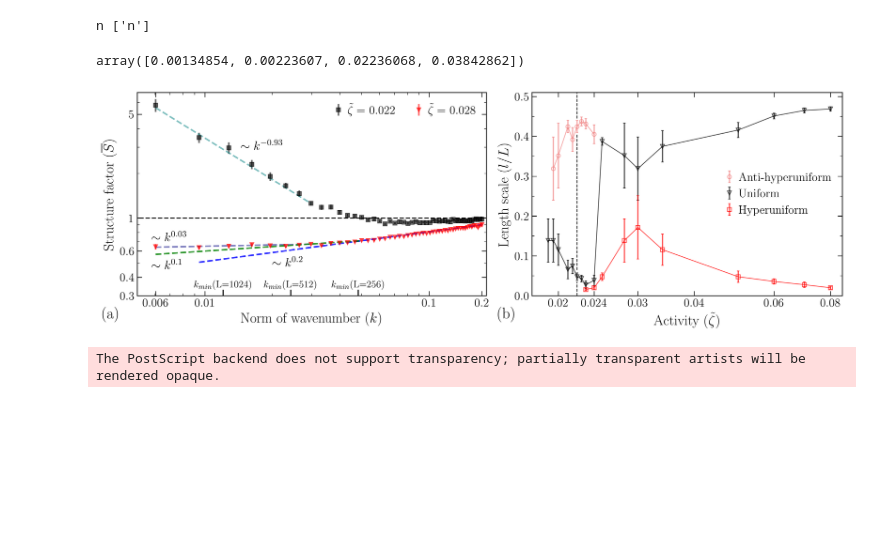
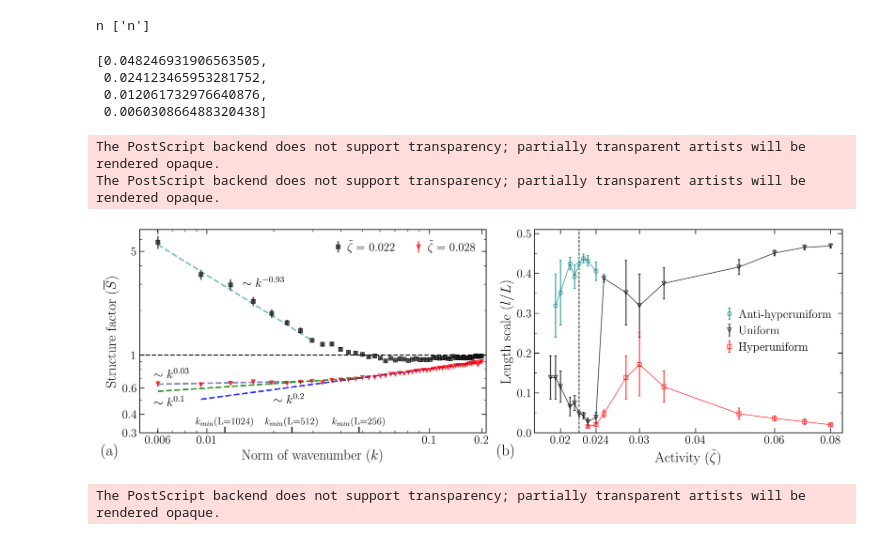
Before and after one commit to simonguld/Thesis, a Jupyter notebook: NematicAnalysis/len_scales.ipynb, the cells around one changed output. Drawn from its saved outputs; the diff is of its cells as text; code cells hidden in the pictures; blank space fills up the shorter version.

```diff
--- a/NematicAnalysis/len_scales.ipynb
+++ b/NematicAnalysis/len_scales.ipynb
@@ -294,10 +294,13 @@ for j, act in enumerate(act_list[act_min_idx:act_max_idx]):
 # %% [output]
 [figure]
 n ['n']
-# %%
-kticks * x_rescaling
-# %% [output]
-array([0.00134854, 0.00223607, 0.02236068, 0.03842862])
+# %%
+kmin_list
+# %% [output]
+[0.048246931906563505,
+ 0.024123465953281752,
+ 0.012061732976640876,
+ 0.006030866488320438]
 # %%
 plt.rcParams.update({
     "text.usetex": True})
@@ -356,10 +359,10 @@ axx.text(0.02, 0.54, r'$\sim k^{0.2}$', fontsize=16, verticalalignment='top', fo
 if x_rescaling != 1:
     axx.set_xlabel(r'Norm of wavenumber ($kr_a$)')
 
-kticks = axx.get_xticks()
+#kticks = axx.get_xticks()
 
 # Set new tick labels: multiply each by 5
-new_labels = [f"{tick * x_rescaling:.3f}" for tick in kticks]
+#new_labels = [f"{tick * x_rescaling:.3f}" for tick in kticks]
 
 # Apply the new labels without changing the tick positions
 #axx.set_xticklabels(new_labels)
@@ -375,7 +378,7 @@ logy = False
 len_dist_arr = 2*np.pi * (1/len_scales_arr[:,:,0] - 1/len_scales_arr[:,:,1])
 unc_dist_arr = 2*np.pi * ((len_scales_arr[:,:,2] / len_scales_arr[:,:,0]**2)**2 + \
               (len_scales_arr[:,:,3] / len_scales_arr[:,:,1]**2)**2)**0.5
-color_list = ['C12', 'C6', 'C7']
+color_list = ['C0', 'C6', 'C7']
 scale_names=['Anti-hyperuniform', 'Uniform', 'Hyperuniform']
 
 normalizer = 2048
@@ -420,40 +423,42 @@ ax.yaxis.set_minor_locator(ticker.MultipleLocator(100 if normalizer==1 else 0.05
 ax.set_ylim(ylims)
 ax.set_xlim(xlims)
 #ax.vlines(np.log10(0.022) if logx else 0.022, ylims[0], ylims[1], color='k', lw=1., alpha=.6, linestyle = 'dashed')
 
 #ax.hlines(len_max, xlims[0], xlims[1], color='k', lw=1.5, linestyle = 'solid', label = 'Max length scale')
 #ax.set_xscale('log')
 ax.set_ylabel(ylabel = r'Length scale ($l$)' if normalizer==1 else r'Length scale ($l/L$)')
-ax.set_xlabel(r'Activity ($\tilde \zeta$)')
+ax.set_xlabel(r'Activity ($\tilde\zeta$)')
 ax.legend(loc='center right', )#fontsize=12)
 
 ax.vlines(np.log10(0.022) if logx else 0.022, ylims[0], 0.035, color='k', lw=1., alpha=1, linestyle = 'dashed')
 ax.vlines(np.log10(0.022) if logx else 0.022, 0.065, 0.405, color='k', lw=1., alpha=1, linestyle = 'dashed')
 ax.vlines(np.log10(0.022) if logx else 0.022, 0.445, ylims[1], color='k', lw=1., alpha=1, linestyle = 'dashed')
 
 
 import string #string.ascii_lowercase[n]
 for n, AXX in enumerate([axx, ax]):
-    AXX.text(-0.10 if n==0 else -.11, -.11, rf'{{({string.ascii_lowercase[n]})}}', transform=AXX.transAxes,
+    AXX.text(-0.11 if n==0 else -.12, -.11, rf'{{({string.ascii_lowercase[n]})}}', transform=AXX.transAxes,
             size=20, weight='normal')
 #AXX.text(-0.05 if n==3 else 0, -.11 if n ==3 else 1.027, rf'{{({string.ascii_lowercase[n]})}}', transform=AXX.transAxes,
  #           size=20, weight='normal')
 #fig.dpi = 100 #720
-
+#-0.10 if n==0 else -.11, -.11
 fig.tight_layout()
 save_path = "C:\\Users\\Simon Andersen\\Documents\\Uni\\Speciale\\Figures\\article\\len_scales_v6.jpeg"
 save_path_eps = "C:\\Users\\Simon Andersen\\Documents\\Uni\\Speciale\\Figures\\article\\len_scales_v6.eps"
 
 save_path0 = 'C:\\Users\\Simon Andersen\\OneDrive - University of Copenhagen\\PhD\\Active Nematic Defect Transition\\figs'
 if not os.path.exists(save_path0):
     os.makedirs(save_path0)
-if 0:
-    fig.savefig(os.path.join(save_path0, f"figure5.jpeg"), dpi=620)#dpi=420)
+if 1:
+    #fig.savefig(os.path.join(save_path0, f"figure5.jpeg"), dpi=620)#dpi=420)
     fig.savefig(os.path.join(save_path0, f"figure5.eps"))#dpi=420)
-    fig.savefig(save_path, dpi=620)
+    #fig.savefig(save_path, dpi=620)
     fig.savefig(save_path_eps,)# dpi=520)
 # %% [output]
+The PostScript backend does not support transparency; partially transparent artists will be rendered opaque.
+The PostScript backend does not support transparency; partially transparent artists will be rendered opaque.
-[figure, old version]
+[figure, new version]
 # %%
 plt.rcParams.update({
     "text.usetex": True})
```
Also changed, not shown: 3 other files.
